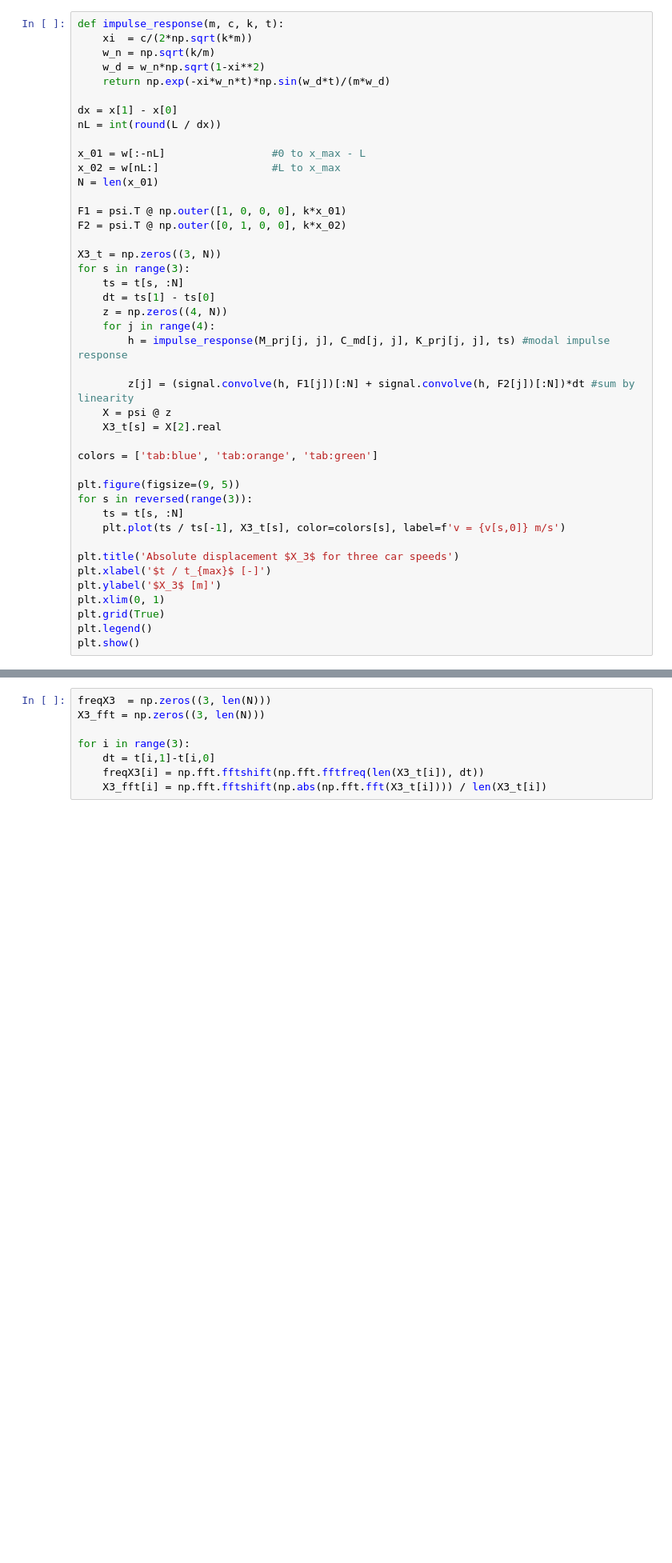
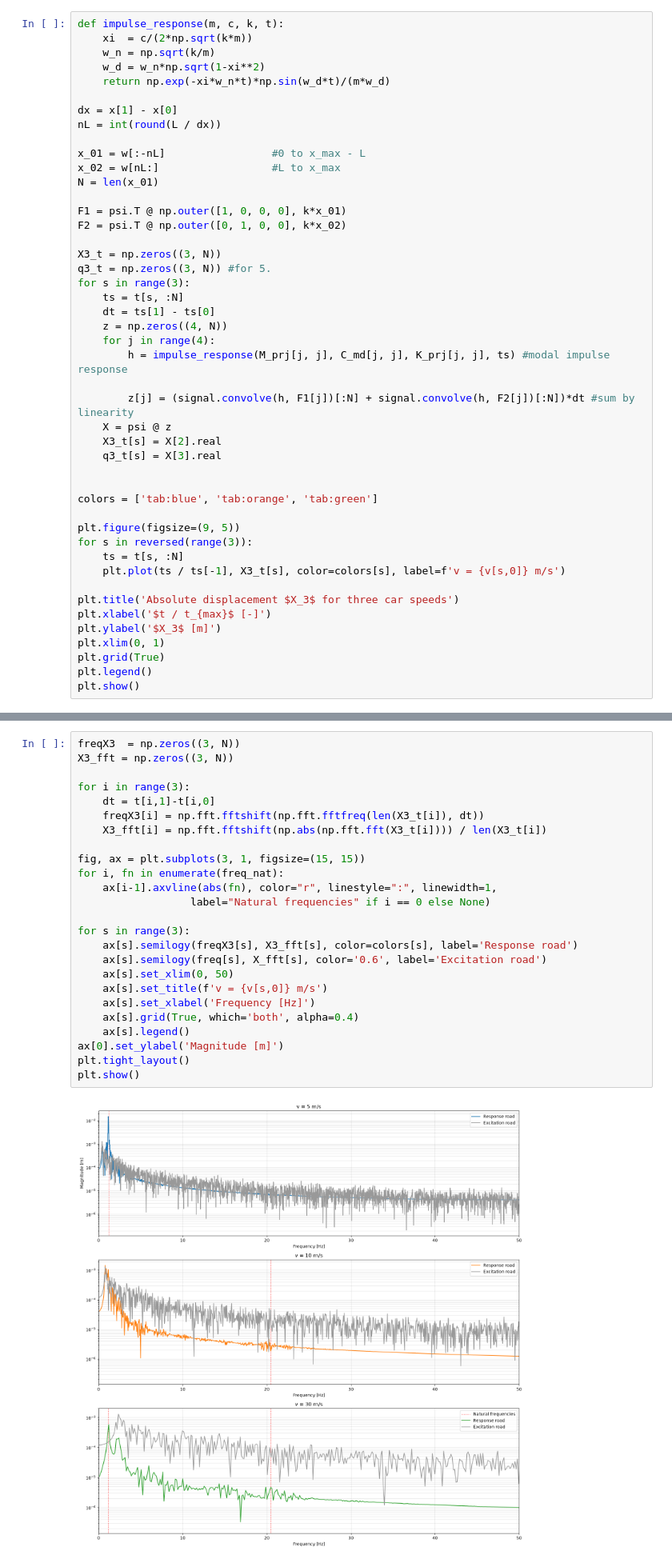
Before and after one commit to pierre-ulb/MV2627_Exercises, a Jupyter notebook: Project2627/project.ipynb, the cells around one changed output, grey strips where cells are left out. Shown at 80% size. Saved outputs shown, nothing was run; the diff lists cells and outputs as text; blank space fills up the shorter version.

```diff
--- a/Project2627/project.ipynb
+++ b/Project2627/project.ipynb
@@ -693,6 +699,7 @@ F1 = psi.T @ np.outer([1, 0, 0, 0], k*x_01)
 F2 = psi.T @ np.outer([0, 1, 0, 0], k*x_02)
 
 X3_t = np.zeros((3, N))
+q3_t = np.zeros((3, N)) #for 5.
 for s in range(3):
     ts = t[s, :N]
     dt = ts[1] - ts[0]
@@ -703,6 +710,8 @@ for s in range(3):
         z[j] = (signal.convolve(h, F1[j])[:N] + signal.convolve(h, F2[j])[:N])*dt #sum by linearity
     X = psi @ z
     X3_t[s] = X[2].real
+    q3_t[s] = X[3].real
+
 
 colors = ['tab:blue', 'tab:orange', 'tab:green']
 
@@ -727,13 +736,32 @@ plt.show()
 
 </div>
 # %%
-freqX3  = np.zeros((3, len(N)))
-X3_fft = np.zeros((3, len(N)))
+freqX3  = np.zeros((3, N))
+X3_fft = np.zeros((3, N))
 
 for i in range(3):
     dt = t[i,1]-t[i,0]
     freqX3[i] = np.fft.fftshift(np.fft.fftfreq(len(X3_t[i]), dt))
     X3_fft[i] = np.fft.fftshift(np.abs(np.fft.fft(X3_t[i]))) / len(X3_t[i])
+
+fig, ax = plt.subplots(3, 1, figsize=(15, 15))
+for i, fn in enumerate(freq_nat):
+    ax[i-1].axvline(abs(fn), color="r", linestyle=":", linewidth=1,
+                  label="Natural frequencies" if i == 0 else None)
+
+for s in range(3):
+    ax[s].semilogy(freqX3[s], X3_fft[s], color=colors[s], label='Response road')
+    ax[s].semilogy(freq[s], X_fft[s], color='0.6', label='Excitation road')
+    ax[s].set_xlim(0, 50)
+    ax[s].set_title(f'v = {v[s,0]} m/s')
+    ax[s].set_xlabel('Frequency [Hz]')
+    ax[s].grid(True, which='both', alpha=0.4)
+    ax[s].legend()
+ax[0].set_ylabel('Magnitude [m]')
+plt.tight_layout()
+plt.show()
+# %% [output]
+[figure, added]
 # %%
 ### Add your code here
 # %% [markdown]
```
Also changed, not shown: parts of 9 cells of this notebook.
